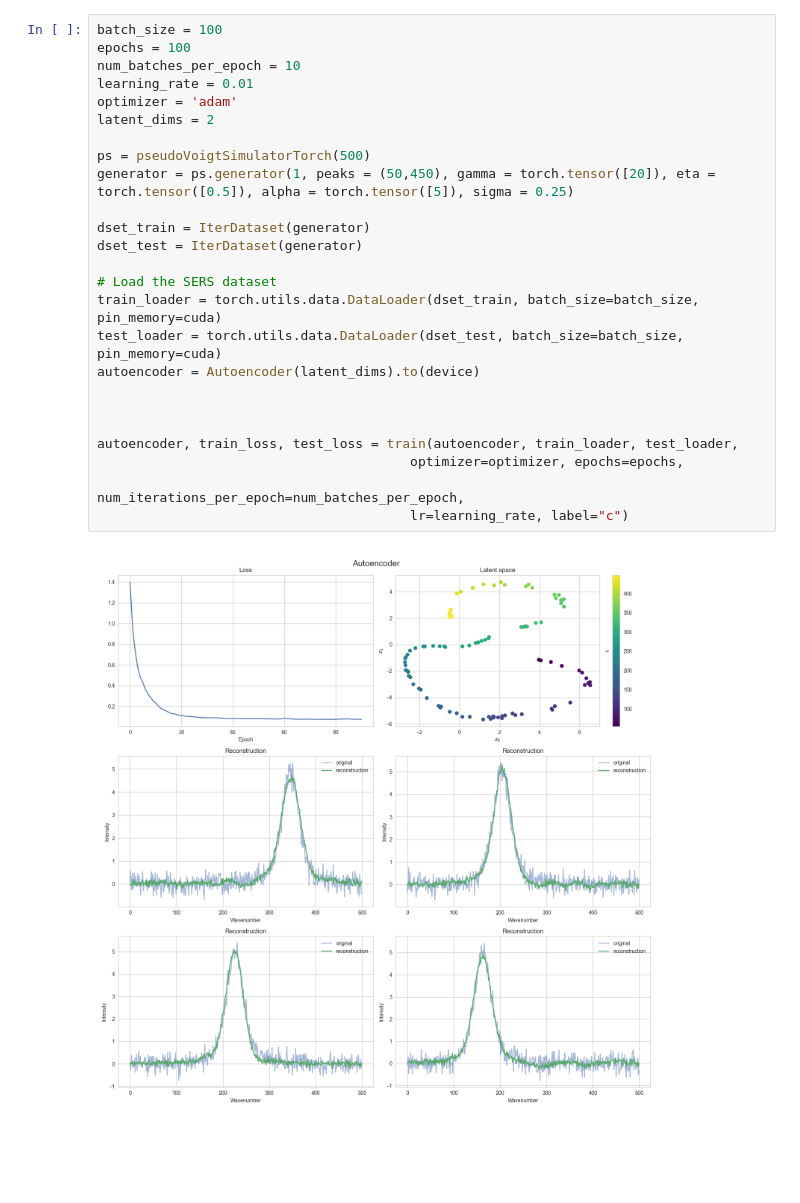
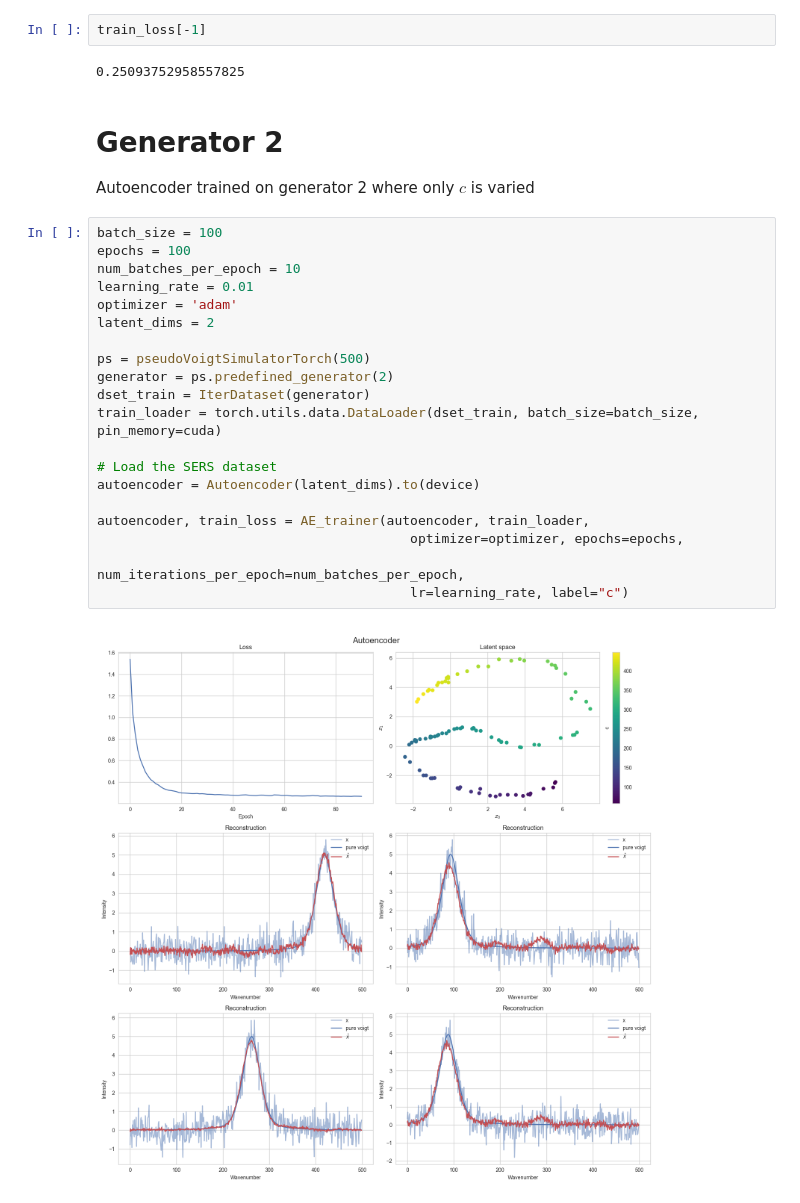
Before and after one commit to AndreasLF/amortized-inference-for-spectroscopy, a Jupyter notebook: notebooks/AE.ipynb, the cells around one changed output. Cells and saved outputs as stored; diff of their text form; blank space fills up the shorter version.

```diff
--- a/notebooks/AE.ipynb
+++ b/notebooks/AE.ipynb
@@ -219,27 +51,29 @@ autoencoder, train_loss, test_loss = train(autoencoder, train_loader, test_loade
+# %%
+train_loss[-1]
+# %% [output]
+0.25093752958557825
+# %% [markdown]
+# Generator 2
+Autoencoder trained on generator 2 where only $c$ is varied
 # %%
 batch_size = 100
 epochs = 100
 num_batches_per_epoch = 10
 learning_rate = 0.01
 optimizer = 'adam'
 latent_dims = 2
 
 ps = pseudoVoigtSimulatorTorch(500)
-generator = ps.generator(1, peaks = (50,450), gamma = torch.tensor([20]), eta = torch.tensor([0.5]), alpha = torch.tensor([5]), sigma = 0.25)
-
+generator = ps.predefined_generator(2)
 dset_train = IterDataset(generator)
-dset_test = IterDataset(generator)
+train_loader = torch.utils.data.DataLoader(dset_train, batch_size=batch_size, pin_memory=cuda)
 
 # Load the SERS dataset
-train_loader = torch.utils.data.DataLoader(dset_train, batch_size=batch_size, pin_memory=cuda)
-test_loader = torch.utils.data.DataLoader(dset_test, batch_size=batch_size, pin_memory=cuda)
 autoencoder = Autoencoder(latent_dims).to(device)
 
-
-
-autoencoder, train_loss, test_loss = train(autoencoder, train_loader, test_loader,
+autoencoder, train_loss = AE_trainer(autoencoder, train_loader,
                                         optimizer=optimizer, epochs=epochs,
                                         num_iterations_per_epoch=num_batches_per_epoch,
                                         lr=learning_rate, label="c")
 # %% [output]
-[figure, old version]
+[figure, new version]
```
Also changed, not shown: parts of 10 cells of this notebook, 3 other files.
